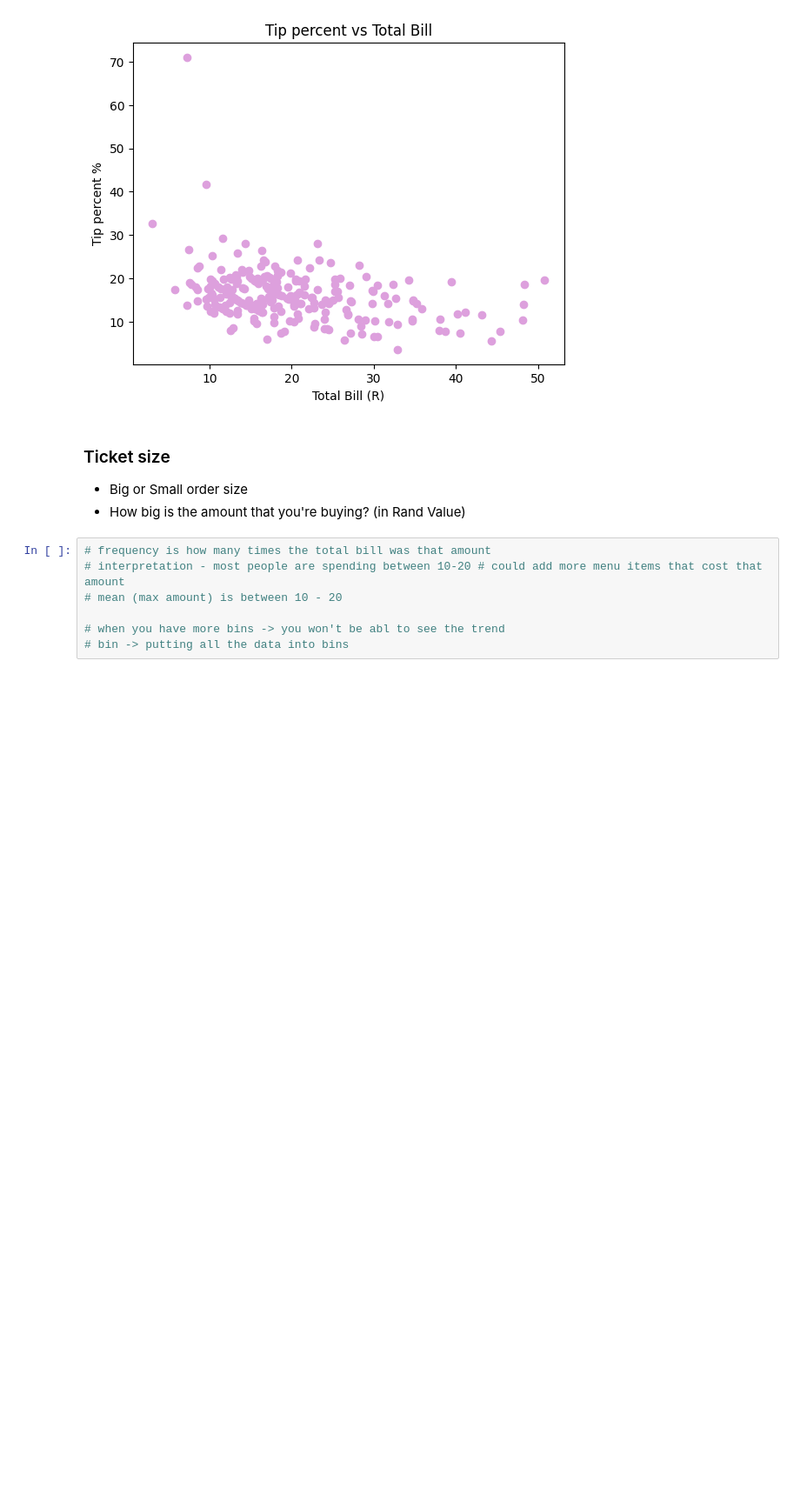
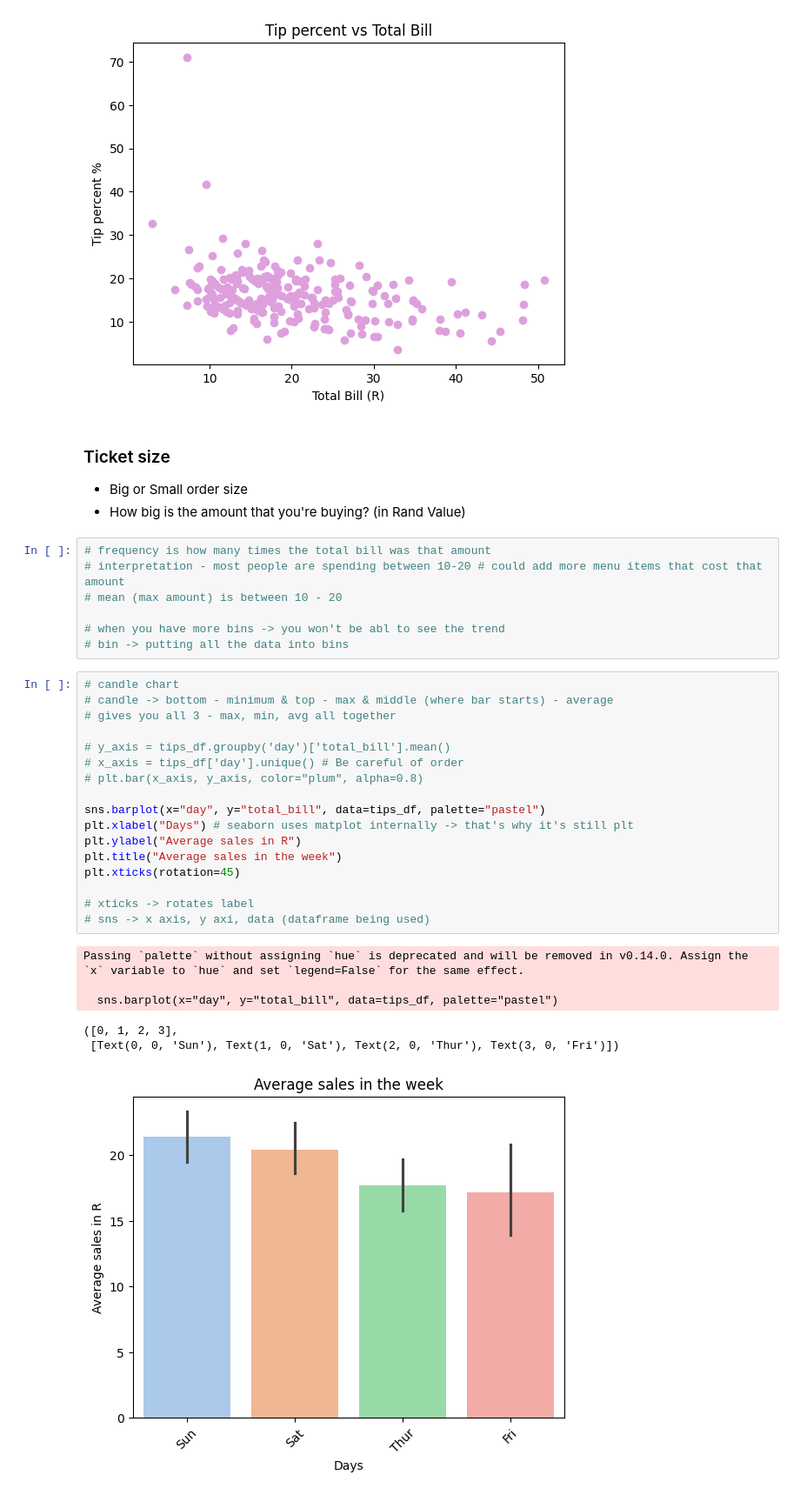
Before and after one commit to Jamie-Sanlam20/Python-SDDA-2025---Jamie, a Jupyter notebook: Day_21/01_pandas-II.ipynb, the cells around one changed output. Shown: that part at 87% size. Cells and saved outputs as stored; diff of their text form; blank space fills up the shorter version.

Commit message:
Seaborn charts

```diff
--- a/Day_21/01_pandas-II.ipynb
+++ b/Day_21/01_pandas-II.ipynb
@@ -873,3 +873,27 @@ Text(0.5, 1.0, 'Tip percent vs Total Bill')
 
 # when you have more bins -> you won't be abl to see the trend
 # bin -> putting all the data into bins
+# %%
+# candle chart
+# candle -> bottom - minimum & top - max & middle (where bar starts) - average
+# gives you all 3 - max, min, avg all together
+
+# y_axis = tips_df.groupby('day')['total_bill'].mean()
+# x_axis = tips_df['day'].unique() # Be careful of order
+# plt.bar(x_axis, y_axis, color="plum", alpha=0.8)
+
+sns.barplot(x="day", y="total_bill", data=tips_df, palette="pastel")
+plt.xlabel("Days") # seaborn uses matplot internally -> that's why it's still plt
+plt.ylabel("Average sales in R")
+plt.title("Average sales in the week")
+plt.xticks(rotation=45)
+
+# xticks -> rotates label
+# sns -> x axis, y axi, data (dataframe being used)
+# %% [output]
+Passing `palette` without assigning `hue` is deprecated and will be removed in v0.14.0. Assign the `x` variable to `hue` and set `legend=False` for the same effect.
+
+  sns.barplot(x="day", y="total_bill", data=tips_df, palette="pastel")
+([0, 1, 2, 3],
+ [Text(0, 0, 'Sun'), Text(1, 0, 'Sat'), Text(2, 0, 'Thur'), Text(3, 0, 'Fri')])
+[figure, added]
```
Also changed, not shown: parts of 1 cell of this notebook.
